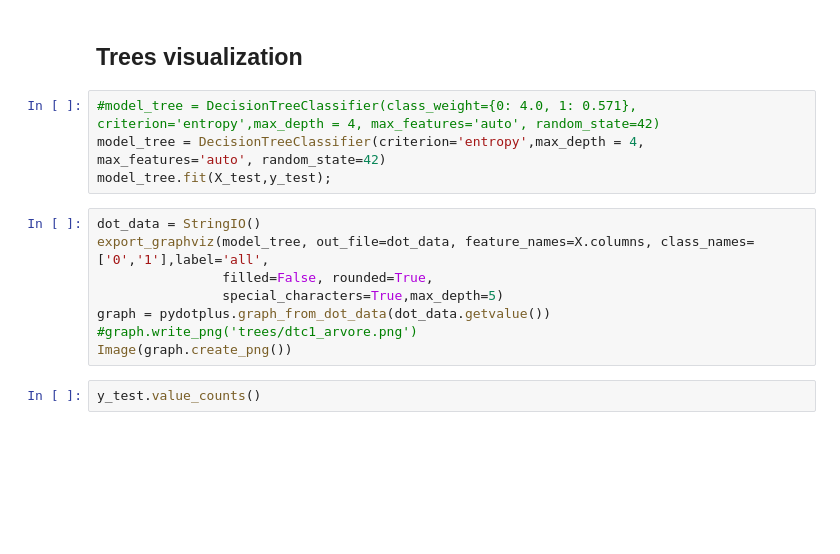
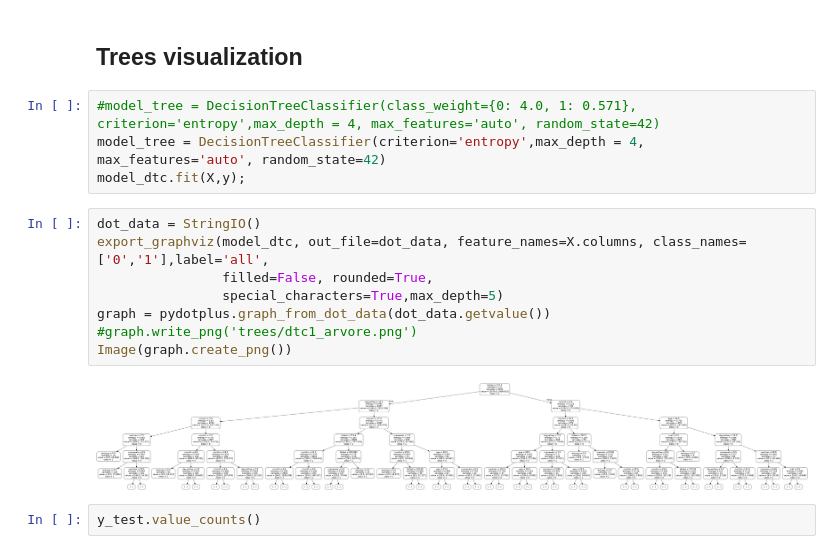
Before and after one commit to pesobreiro/dropoutPredFitness, a Jupyter notebook: 7.dropoutPrediction.ipynb, the cells around one changed output. Drawn from its saved outputs; the diff is of its cells as text; blank space fills up the shorter version.

```diff
--- a/7.dropoutPrediction.ipynb
+++ b/7.dropoutPrediction.ipynb
@@ -1032,15 +1063,17 @@ plt.close()
 # %%
 #model_tree = DecisionTreeClassifier(class_weight={0: 4.0, 1: 0.571}, criterion='entropy',max_depth = 4, max_features='auto', random_state=42)
 model_tree = DecisionTreeClassifier(criterion='entropy',max_depth = 4, max_features='auto', random_state=42)
-model_tree.fit(X_test,y_test);
+model_dtc.fit(X,y);
 # %%
 dot_data = StringIO()
-export_graphviz(model_tree, out_file=dot_data, feature_names=X.columns, class_names=['0','1'],label='all',
+export_graphviz(model_dtc, out_file=dot_data, feature_names=X.columns, class_names=['0','1'],label='all',
                 filled=False, rounded=True,
                 special_characters=True,max_depth=5)
 graph = pydotplus.graph_from_dot_data(dot_data.getvalue())
 #graph.write_png('trees/dtc1_arvore.png')
 Image(graph.create_png())
+# %% [output]
+[figure, added]
 # %%
 y_test.value_counts()
 # %%
```
Also changed, not shown: parts of 29 cells of this notebook.
